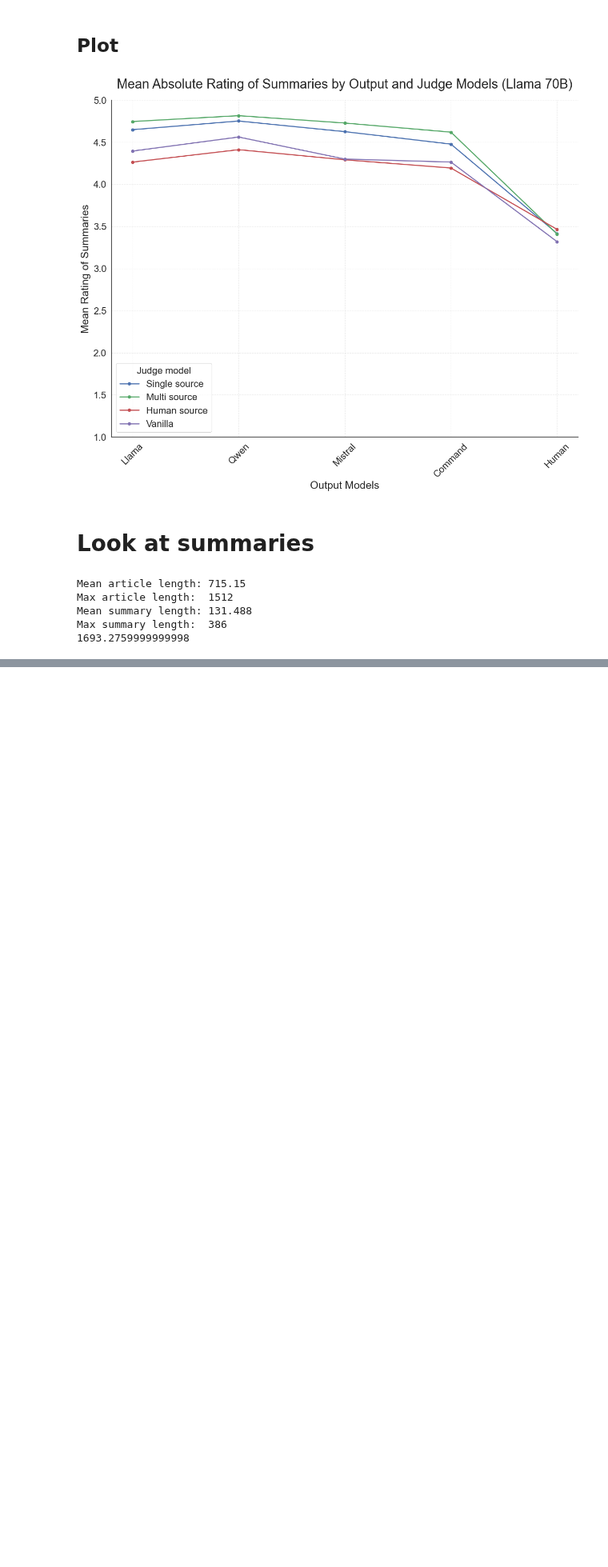
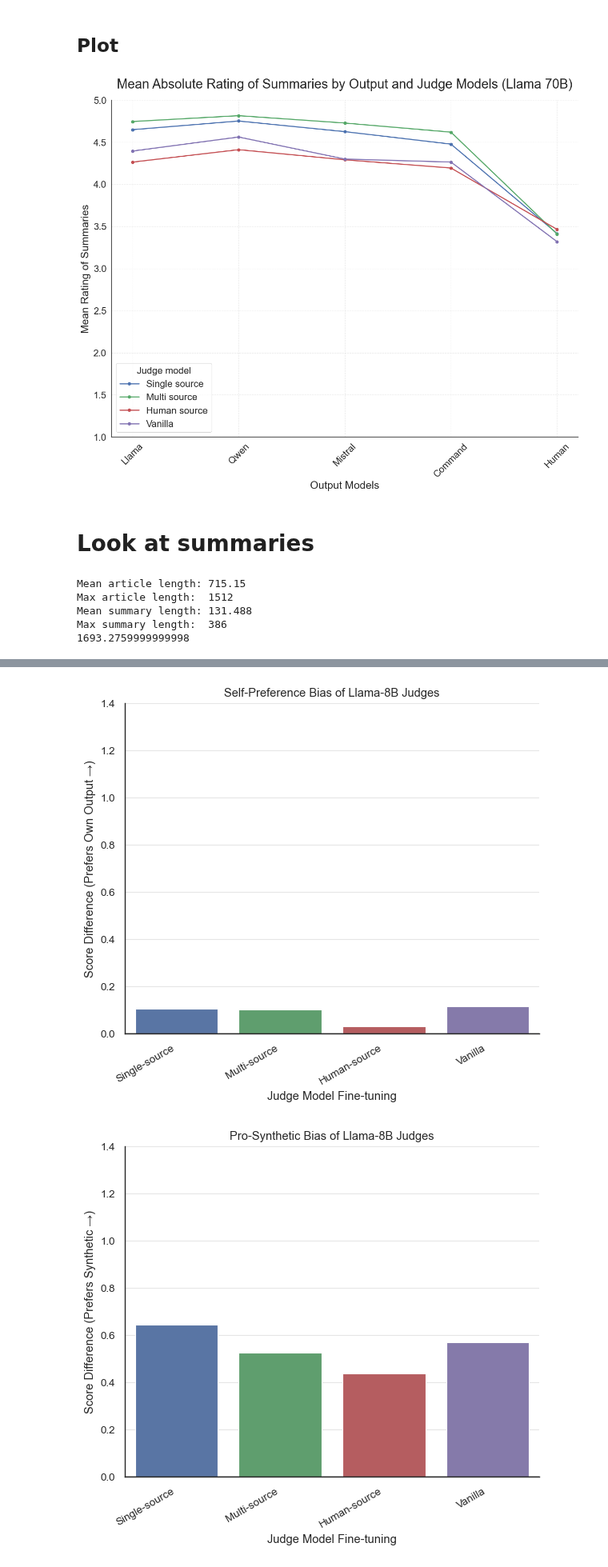
Before and after one commit to maxschaffelder/synthetic_data_diversity, a Jupyter notebook: exp_3/absolute_ratings/absolute_ratings_analysis.ipynb, the cells around one changed output, grey strips where cells are left out. Shown at 80% size. Cells and saved outputs as stored; diff of their text form; code cells hidden in the pictures; blank space fills up the shorter version.

Commit message:
get quantitative scores for self-preference bias and pro synthetic bias for absolute ratings

```diff
--- a/exp_3/absolute_ratings/absolute_ratings_analysis.ipynb
+++ b/exp_3/absolute_ratings/absolute_ratings_analysis.ipynb
@@ -839,0 +879,76 @@ Max summary length:  386
+# %%
+Y_MIN = 0.0
+Y_MAX = 1.4
+
+# Load data (assuming this is already loaded in your notebook)
+df_llama_8b = pd.read_csv('/Users/maxschaffelder/Desktop/Thesis/data/exp_3/absolute/outputs/small/llama_8b_mean_scores_differences.csv', index_col=0)
+data = {
+    'llama_vs_other': df_llama_8b['llama_vs_other'],
+    'synthetic_vs_human': df_llama_8b['synthetic_vs_human']
+}
+# Using your updated index names with hyphens
+index = ['Single-source', 'Multi-source', 'Human-source', 'Vanilla']
+df_bias = pd.DataFrame(data, index=index)
+
+# Define color palette
+custom_palette = {
+    'Single-source': "#4C72B0", 'Multi-source':  "#55A868",
+    'Human-source':  "#C44E52", 'Vanilla':       "#8172B2"
+}
+
+# Define the directory to save plots to
+save_dir = "/Users/maxschaffelder/Desktop/Thesis/plots/exp_3/llama_8b/"
+os.makedirs(save_dir, exist_ok=True) # Create directory if it doesn't exist
+
+
+# --- FIGURE 1: SELF-PREFERENCE BIAS ---
+
+# Set up the first figure
+plt.figure(figsize=(6, 5.5))
+ax1 = plt.gca() # Get current axes
+
+sns.barplot(
+    x=df_bias.index, y='llama_vs_other', data=df_bias, ax=ax1,
+    hue=df_bias.index, palette=custom_palette, dodge=False, legend=False
+)
+ax1.axhline(0, color='0.15', linewidth=1)
+ax1.set_title('Self-Preference Bias of Llama-8B Judges')
+ax1.set_xlabel('Judge Model Fine-tuning')
+ax1.set_ylabel('Score Difference (Prefers Own Output →)')
+ax1.set_ylim(Y_MIN, Y_MAX)
+
+# Rotate x-axis labels
+plt.xticks(rotation=30, ha='right')
+
+# Save the figure
+plt.tight_layout()
+plt.savefig(os.path.join(save_dir, 'llama_8b_self_preference_bias_absolute.png'))
+plt.show()
+
+
+# --- FIGURE 2: ANTI-HUMAN BIAS ---
+
+# Set up the second figure
+plt.figure(figsize=(6, 5.5))
+ax2 = plt.gca()
+
+sns.barplot(
+    x=df_bias.index, y='synthetic_vs_human', data=df_bias, ax=ax2,
+    hue=df_bias.index, palette=custom_palette, dodge=False, legend=False
+)
+ax2.axhline(0, color='0.15', linewidth=1)
+ax2.set_title('Pro-Synthetic Bias of Llama-8B Judges')
+ax2.set_xlabel('Judge Model Fine-tuning')
+ax2.set_ylabel('Score Difference (Prefers Synthetic →)')
+ax2.set_ylim(Y_MIN, Y_MAX)
+
+# Rotate x-axis labels
+plt.xticks(rotation=30, ha='right')
+
+# Save the figure
+plt.tight_layout()
+plt.savefig(os.path.join(save_dir, 'llama_8b_pro_synthetic_bias_absolute.png'))
+plt.show()
+# %% [output]
+[figure, added]
+[figure, added]
```
Also changed, not shown: parts of 7 cells of this notebook.
